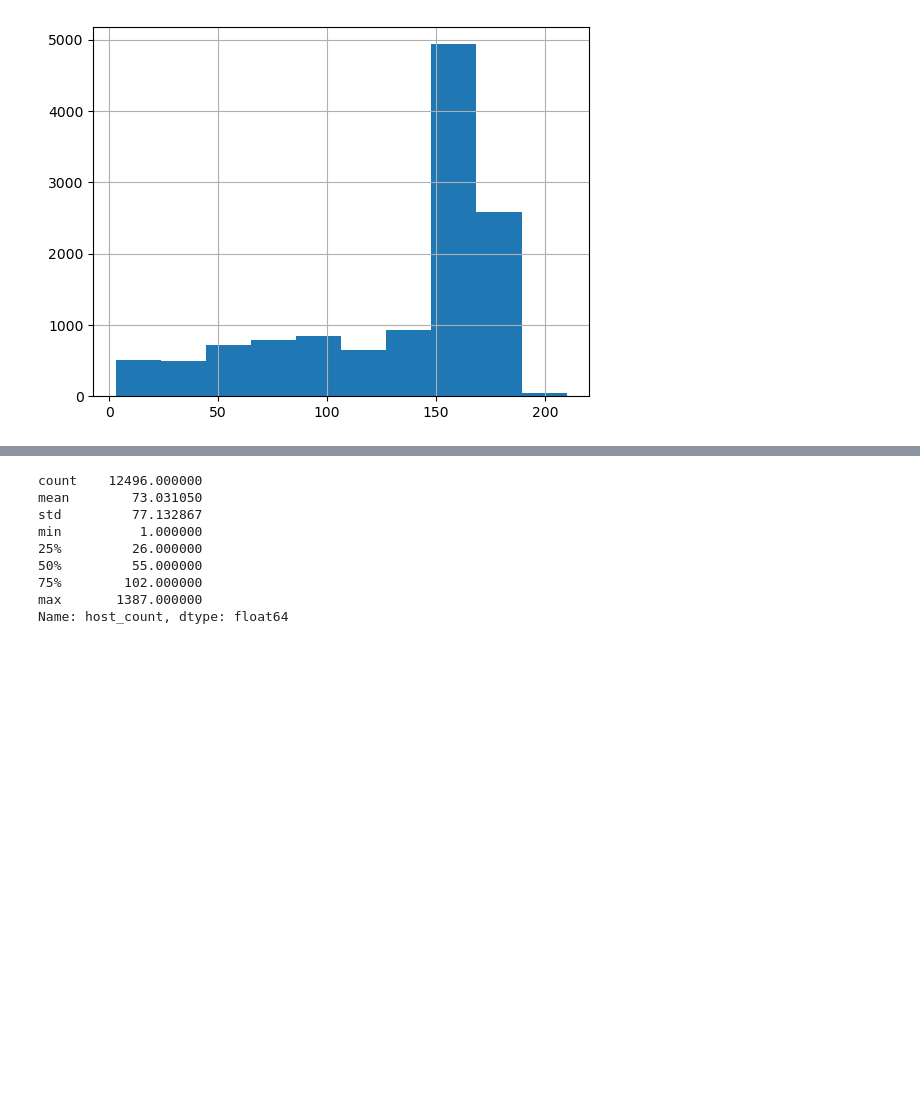
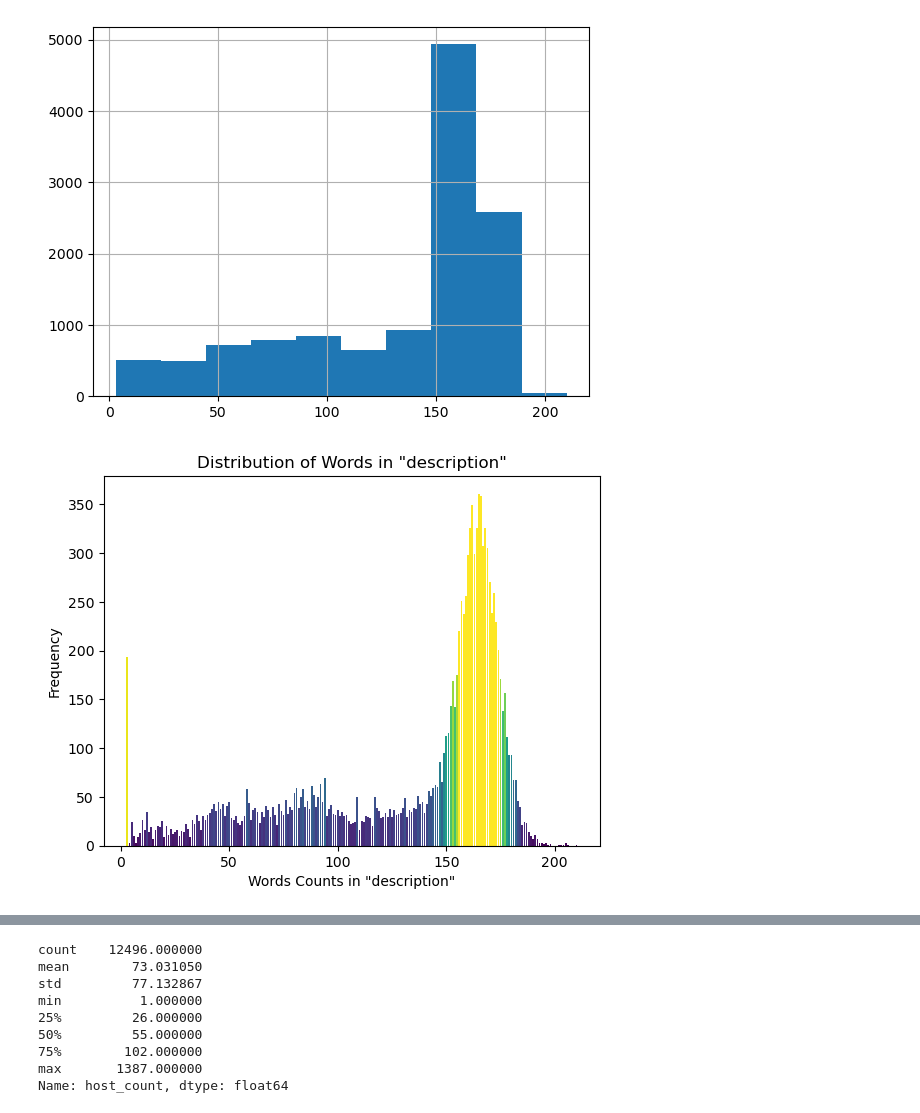
Before and after one commit to iryna-savchuk/TM_project, a Jupyter notebook: EDA.ipynb, the cells around one changed output, grey strips where cells are left out. Saved outputs shown, nothing was run; the diff lists cells and outputs as text; code cells hidden in the pictures; blank space fills up the shorter version.

```diff
--- a/EDA.ipynb
+++ b/EDA.ipynb
@@ -298,3 +396,19 @@ df_train["description_count"].hist()
 # %% [output]
 <AxesSubplot:>
 [figure]
+# %%
+# Calculate the frequency of each rating
+counts_desc = df_train['description_count'].value_counts()
+
+# Create a colormap based on the frequencies
+colormap = cm.get_cmap('viridis', len(counts_desc))
+
+# Create a bar chart of the ratings
+plt.bar(counts_desc.index, counts_desc.values, color=colormap(counts_desc.values))
+plt.xlabel('Words Counts in "description"')
+plt.ylabel('Frequency')
+plt.title('Distribution of Words in "description"')
+
+plt.show()
+# %% [output]
+[figure, added]
```
Also changed, not shown: parts of 70 cells of this notebook.
